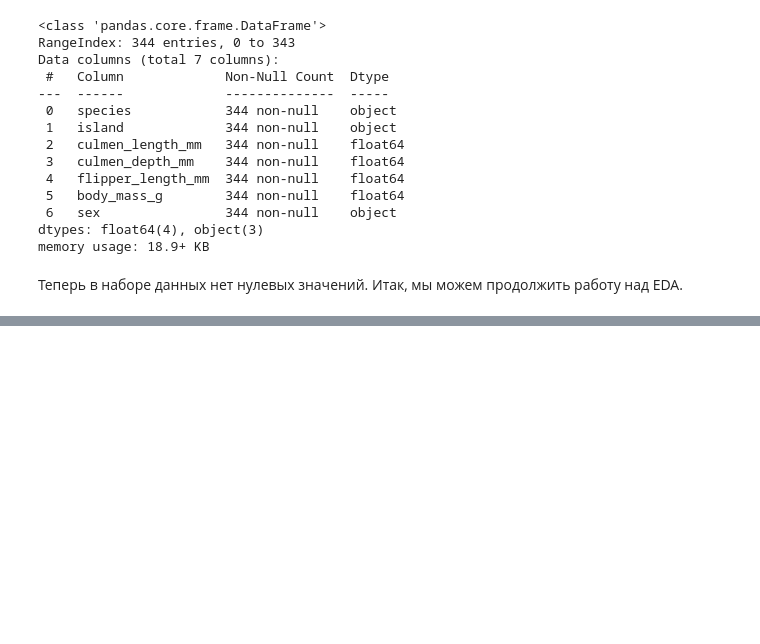
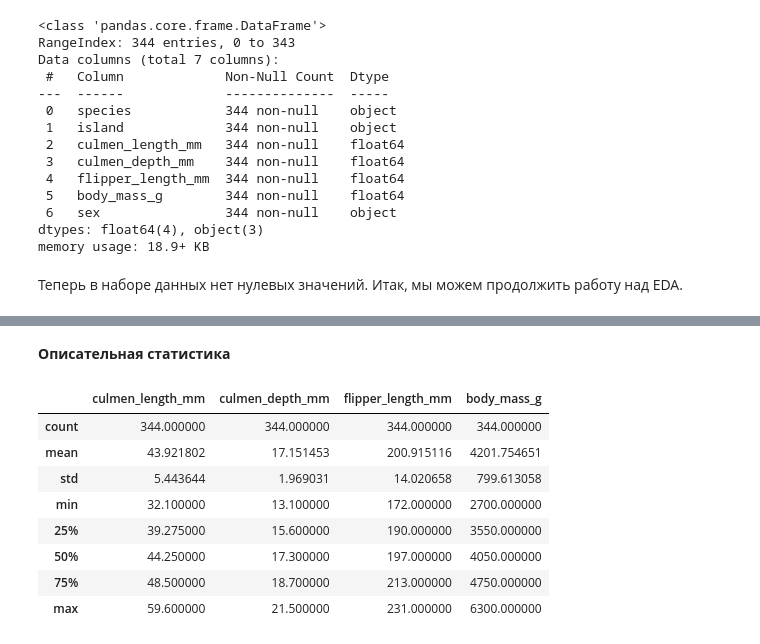
Before and after one commit to alesialesia/Project, a Jupyter notebook: Penguins in Antarctica.ipynb, the cells around one changed output, grey strips where cells are left out. Cells and saved outputs as stored; diff of their text form; code cells hidden in the pictures; blank space fills up the shorter version.

```diff
--- a/Penguins in Antarctica.ipynb
+++ b/Penguins in Antarctica.ipynb
@@ -185,0 +203,3 @@ memory usage: 18.9+ KB
+# %%
+#Заменим на преобладающее значение
+penguin.loc[336,'sex'] = 'MALE'
@@ -185,0 +217,14 @@ memory usage: 18.9+ KB
+# %% [markdown]
+__Описательная статистика__
+# %%
+penguin.describe()
+# %% [output]
+|  | culmen_length_mm | culmen_depth_mm | flipper_length_mm | body_mass_g |
+| count | 344.000000 | 344.000000 | 344.000000 | 344.000000 |
+| mean | 43.921802 | 17.151453 | 200.915116 | 4201.754651 |
+| std | 5.443644 | 1.969031 | 14.020658 | 799.613058 |
+| min | 32.100000 | 13.100000 | 172.000000 | 2700.000000 |
+| 25% | 39.275000 | 15.600000 | 190.000000 | 3550.000000 |
+| 50% | 44.250000 | 17.300000 | 197.000000 | 4050.000000 |
+| 75% | 48.500000 | 18.700000 | 213.000000 | 4750.000000 |
+| max | 59.600000 | 21.500000 | 231.000000 | 6300.000000 |
```
Also changed, not shown: parts of 20 cells of this notebook.
